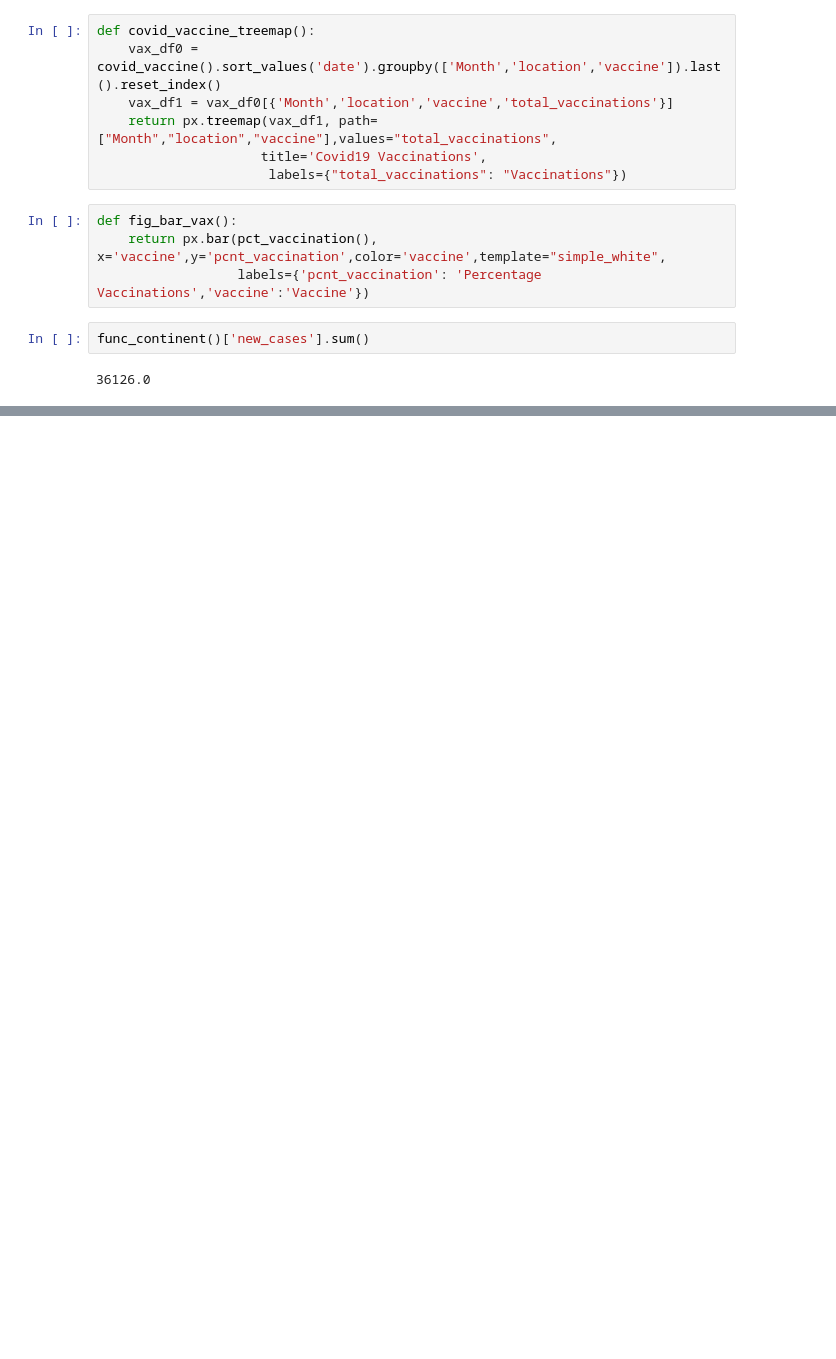
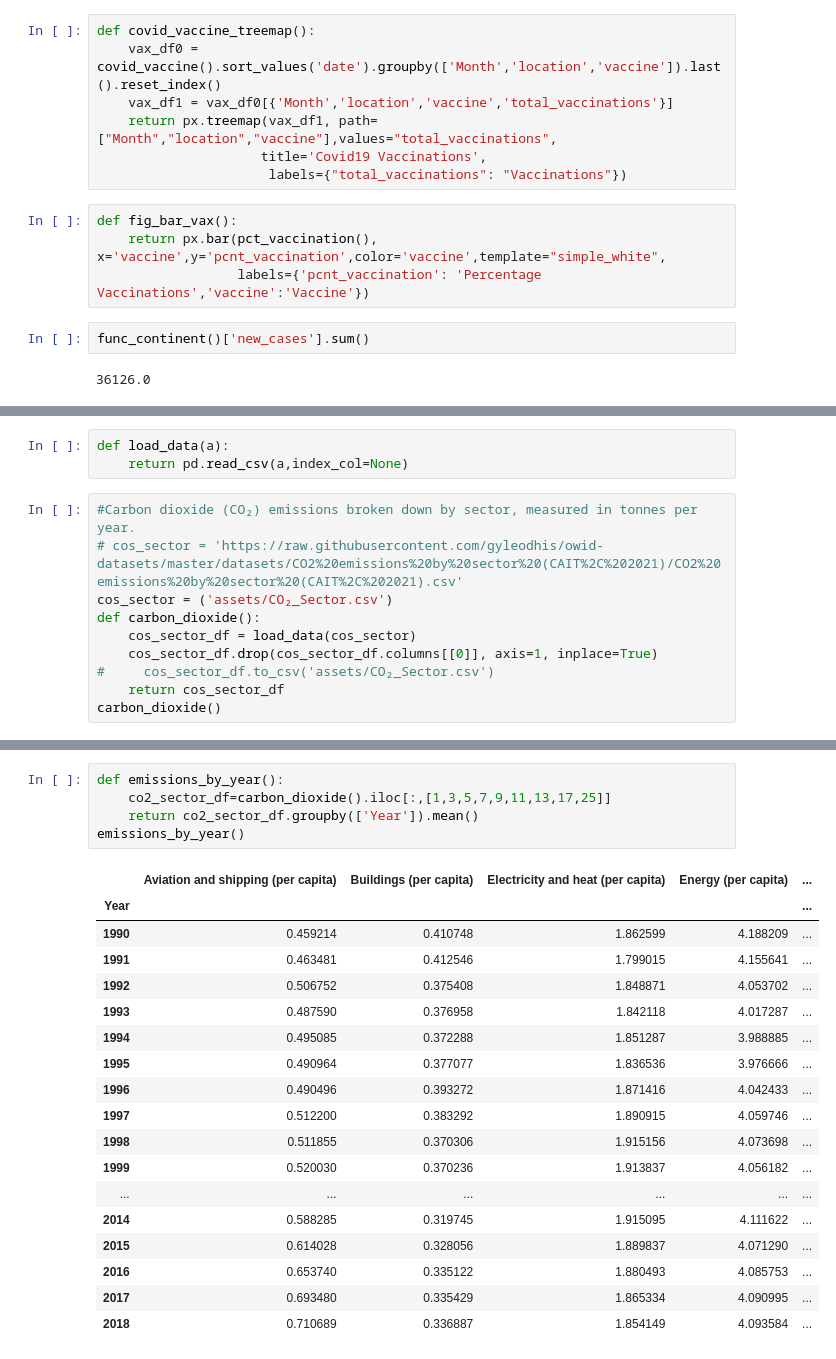
Before and after one commit to gyleodhis/rabetafrica, a Jupyter notebook: dev_book.ipynb, the cells around one changed output, grey strips where cells are left out. Cells and saved outputs as stored; diff of their text form; blank space fills up the shorter version.

```diff
--- a/dev_book.ipynb
+++ b/dev_book.ipynb
@@ -232,0 +253,13 @@ func_continent()['new_cases'].sum()
+# %%
+def load_data(a):
+    return pd.read_csv(a,index_col=None)
+# %%
+#Carbon dioxide (CO₂) emissions broken down by sector, measured in tonnes per year.
+# cos_sector = 'https://raw.githubusercontent.com/gyleodhis/owid-datasets/master/datasets/CO2%20emissions%20by%20sector%20(CAIT%2C%202021)/CO2%20emissions%20by%20sector%20(CAIT%2C%202021).csv'
+cos_sector = ('assets/CO₂_Sector.csv')
+def carbon_dioxide():
+    cos_sector_df = load_data(cos_sector)
+    cos_sector_df.drop(cos_sector_df.columns[[0]], axis=1, inplace=True)
+#     cos_sector_df.to_csv('assets/CO₂_Sector.csv')
+    return cos_sector_df
+carbon_dioxide()
@@ -232,0 +280,24 @@ func_continent()['new_cases'].sum()
+# %%
+def emissions_by_year():
+    co2_sector_df=carbon_dioxide().iloc[:,[1,3,5,7,9,11,13,17,25]]
+    return co2_sector_df.groupby(['Year']).mean()
+emissions_by_year()
+# %% [output]
+|  | Aviation and shipping (per capita) | Buildings (per capita) | Electricity and heat (per capita) | Energy (per capita) | ... |
+| Year |  |  |  |  | ... |
+| 1990 | 0.459214 | 0.410748 | 1.862599 | 4.188209 | ... |
+| 1991 | 0.463481 | 0.412546 | 1.799015 | 4.155641 | ... |
+| 1992 | 0.506752 | 0.375408 | 1.848871 | 4.053702 | ... |
+| 1993 | 0.487590 | 0.376958 | 1.842118 | 4.017287 | ... |
+| 1994 | 0.495085 | 0.372288 | 1.851287 | 3.988885 | ... |
+| 1995 | 0.490964 | 0.377077 | 1.836536 | 3.976666 | ... |
+| 1996 | 0.490496 | 0.393272 | 1.871416 | 4.042433 | ... |
+| 1997 | 0.512200 | 0.383292 | 1.890915 | 4.059746 | ... |
+| 1998 | 0.511855 | 0.370306 | 1.915156 | 4.073698 | ... |
+| 1999 | 0.520030 | 0.370236 | 1.913837 | 4.056182 | ... |
+| ... | ... | ... | ... | ... | ... |
+| 2014 | 0.588285 | 0.319745 | 1.915095 | 4.111622 | ... |
+| 2015 | 0.614028 | 0.328056 | 1.889837 | 4.071290 | ... |
+| 2016 | 0.653740 | 0.335122 | 1.880493 | 4.085753 | ... |
+| 2017 | 0.693480 | 0.335429 | 1.865334 | 4.090995 | ... |
+| 2018 | 0.710689 | 0.336887 | 1.854149 | 4.093584 | ... |
```
Also changed, not shown: parts of 7 cells of this notebook, 5 other files.
